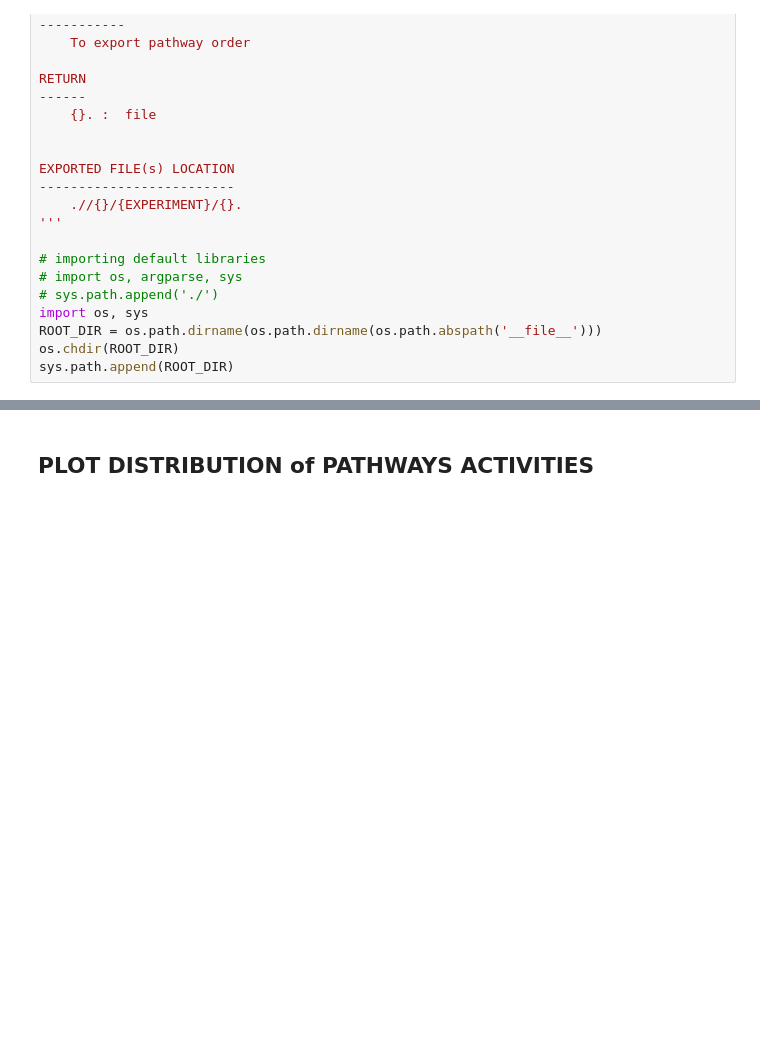
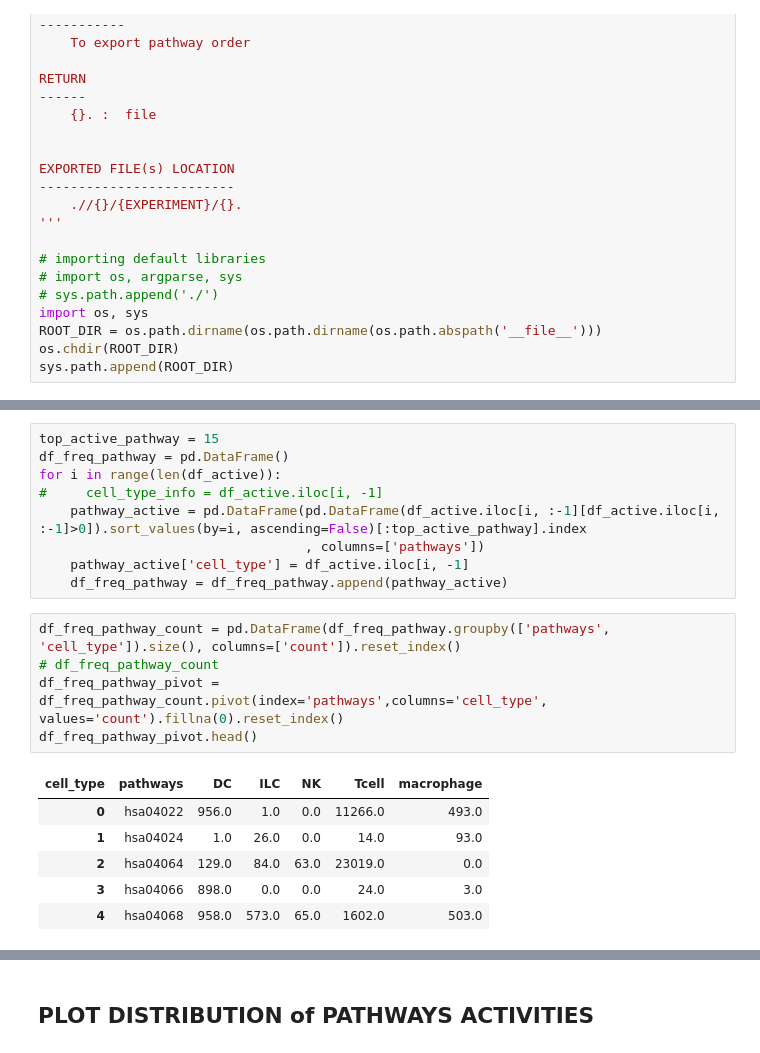
Before and after one commit to pelingundogdu/signalization_prior_knowledge_based_nn, a Jupyter notebook: notebooks/4.1-pg-pbk-analysis.ipynb, the cells around one changed output, grey strips where cells are left out. Saved outputs shown, nothing was run; the diff lists cells and outputs as text; blank space fills up the shorter version.

```diff
--- a/notebooks/4.1-pg-pbk-analysis.ipynb
+++ b/notebooks/4.1-pg-pbk-analysis.ipynb
@@ -208,0 +256,21 @@ df_active
+# %%
+top_active_pathway = 15
+df_freq_pathway = pd.DataFrame()
+for i in range(len(df_active)):
+#     cell_type_info = df_active.iloc[i, -1]
+    pathway_active = pd.DataFrame(pd.DataFrame(df_active.iloc[i, :-1][df_active.iloc[i, :-1]>0]).sort_values(by=i, ascending=False)[:top_active_pathway].index
+                                  , columns=['pathways'])
+    pathway_active['cell_type'] = df_active.iloc[i, -1]
+    df_freq_pathway = df_freq_pathway.append(pathway_active)
+# %%
+df_freq_pathway_count = pd.DataFrame(df_freq_pathway.groupby(['pathways', 'cell_type']).size(), columns=['count']).reset_index()
+# df_freq_pathway_count
+df_freq_pathway_pivot = df_freq_pathway_count.pivot(index='pathways',columns='cell_type', values='count').fillna(0).reset_index()
+df_freq_pathway_pivot.head()
+# %% [output]
+| cell_type | pathways | DC | ILC | NK | Tcell | macrophage |
+| 0 | hsa04022 | 956.0 | 1.0 | 0.0 | 11266.0 | 493.0 |
+| 1 | hsa04024 | 1.0 | 26.0 | 0.0 | 14.0 | 93.0 |
+| 2 | hsa04064 | 129.0 | 84.0 | 63.0 | 23019.0 | 0.0 |
+| 3 | hsa04066 | 898.0 | 0.0 | 0.0 | 24.0 | 3.0 |
+| 4 | hsa04068 | 958.0 | 573.0 | 65.0 | 1602.0 | 503.0 |
```
Also changed, not shown: parts of 21 cells of this notebook.
